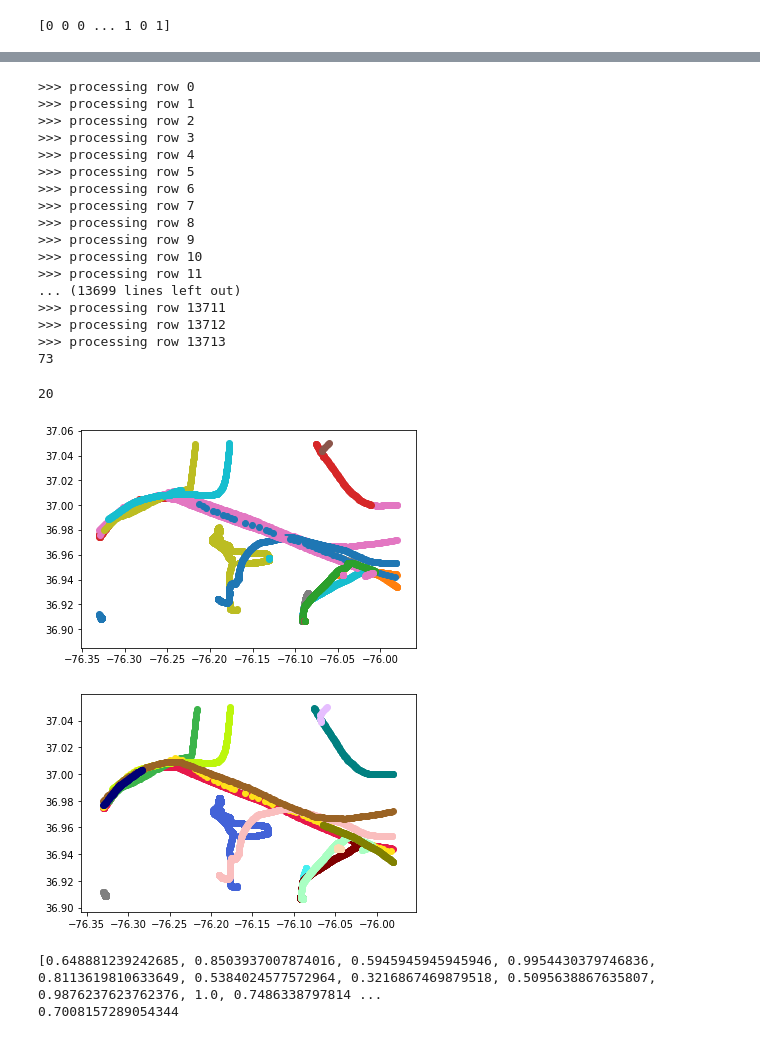
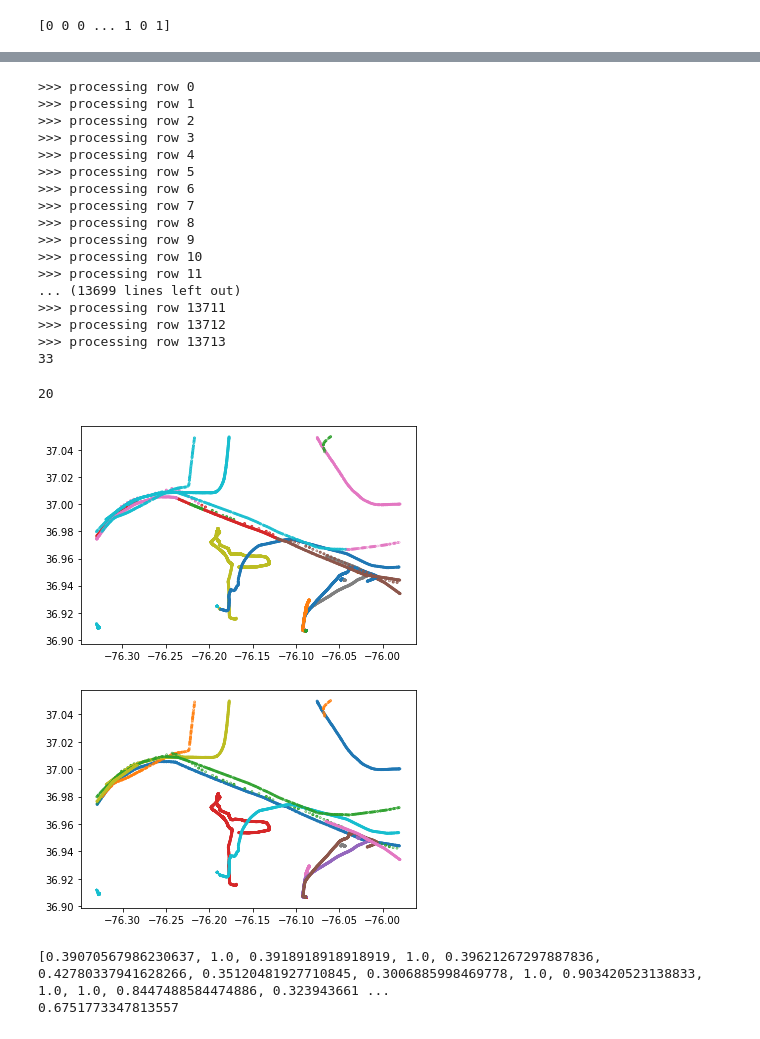
Before and after one commit to denniszhao97/Summer_data_challenge, a Jupyter notebook: ML_Feature_VesselTrack.ipynb, the cells around one changed output, grey strips where cells are left out. Drawn from its saved outputs; the diff is of its cells as text; code cells hidden in the pictures.

```diff
--- a/ML_Feature_VesselTrack.ipynb
+++ b/ML_Feature_VesselTrack.ipynb
@@ -303,6 +308,7 @@ def sortSecond(val):
     return val[1]
 
 new_tracker = All_tracks()
+K = 3
 for index, row in dataset.iterrows():
     a = row.tolist()
     cur_node = Vessel_node(a[0],get_sec(a[2]), a[3], a[4], a[5]/10, a[6]/10,a[1])
@@ -314,13 +320,16 @@ for index, row in dataset.iterrows():
         node_tracks = new_tracker.get_node_track()
         for i in range(new_tracker.get_track_number()):
             each_track = node_tracks[i]
-            last_node = each_track[-1]
-            df = [[last_node.get_SPEED(), cur_node.get_SPEED(), last_node.get_Time(), cur_node.get_Time(),
-            last_node.get_LAT(), cur_node.get_LAT(), last_node.get_LON(), cur_node.get_LON(), last_node.get_DIRECTION(),
-            cur_node.get_DIRECTION()]]
-            if best_randomForest.predict(df) == 1 and last_node.get_Time() != cur_node.get_Time():
-                error = calculate_DE(last_node, cur_node)
-                all_possible.append((i+1, error))
+            for j in range(1,K+1):
+                if(len(each_track) >= j):
+                    last_node = each_track[-j]
+                    if(last_node.get_Time() != cur_node.get_Time()):
+                        df = [[last_node.get_SPEED(), cur_node.get_SPEED(), last_node.get_Time(), cur_node.get_Time(),
+                        last_node.get_LAT(), cur_node.get_LAT(), last_node.get_LON(), cur_node.get_LON(), last_node.get_DIRECTION(),
+                        cur_node.get_DIRECTION()]]
+                        if best_randomForest.predict(df) == 1:
+                            error = calculate_DE(last_node, cur_node)
+                            all_possible.append((i+1, error))
 
         if not all_possible:
             new_tracker.add_track(cur_node)
@@ -346,7 +355,7 @@ new_tracker.print_track_number()
 >>> processing row 13711
 >>> processing row 13712
 >>> processing row 13713
-73
+33
 # %%
 #test to group all exisiting tracks into our own all_track class, get expect result
 tracker = All_tracks()
@@ -373,32 +382,36 @@ tracker.print_track_number()
 20
 # %%
 all_vessels = new_tracker.get_node_track()
+import matplotlib.cm as cm
+colors = cm.rainbow(np.linspace(0, 1, new_tracker.get_track_number()))
 for i in range(new_tracker.get_track_number()):
     track = all_vessels[i]
     temp_x = np.zeros(len(track))
     temp_y = np.zeros(len(track))
     counter = 0
     for element in track:
         temp_x[counter] = element.get_LON()
         temp_y[counter]= element.get_LAT()
         counter += 1
     x = np.array(temp_x)
     y = np.array(temp_y)
-    plt.scatter(x,y)
+    plt.scatter(x,y, colors[i],linewidths=2)
 # %% [output]
-[figure, old version]
+[figure, new version]
 # %%
 #Glimpse at all the vessel tracks
-cnames = ['#e6194b', '#3cb44b', '#ffe119', '#4363d8', '#f58231', '#911eb4', '#46f0f0', '#f032e6', '#bcf60c', '#fabebe', '#008080', '#e6beff', '#9a6324', '#fffac8', '#800000', '#aaffc3', '#808000', '#ffd8b1', '#000075', '#808080', '#ffffff', '#000000','#101010','#202020','#303030','#404040','#505050','#606060','#707070','#909090']
+colors = cm.rainbow(np.linspace(0, 1, tracker.get_track_number()))
+i = 0
 for vid in range(low_bound, high_bound+1):
     sample = dataset[dataset.VID == vid]
     temp_x = [element.LAT for element in sample.itertuples()]
     temp_y = [element.LON for element in sample.itertuples()]
     x = np.array(temp_x)
     y = np.array(temp_y)
-    plt.scatter(y,x, c = cnames[vid-low_bound])
+    plt.scatter(y,x, colors[i], linewidths=2)
+    i += 1
 # %% [output]
-[figure, old version]
+[figure, new version]
 # %%
 result = new_tracker.get_tracks()
 expect = tracker.get_tracks()
@@ -419,5 +432,5 @@ for every_expect in expect:
 print(accuracies)
 print(sum(accuracies)/len(accuracies))
 # %% [output]
-[0.648881239242685, 0.8503937007874016, 0.5945945945945946, 0.9954430379746836, 0.8113619810633649, 0.5384024577572964, 0.3216867469879518, 0.5095638867635807, 0.9876237623762376, 1.0, 0.7486338797814 ...
-0.7008157289054344
+[0.39070567986230637, 1.0, 0.3918918918918919, 1.0, 0.39621267297887836, 0.42780337941628266, 0.35120481927710845, 0.3006885998469778, 1.0, 0.903420523138833, 1.0, 1.0, 0.8447488584474886, 0.323943661 ...
+0.6751773347813557
```
Also changed, not shown: parts of 3 cells of this notebook.
